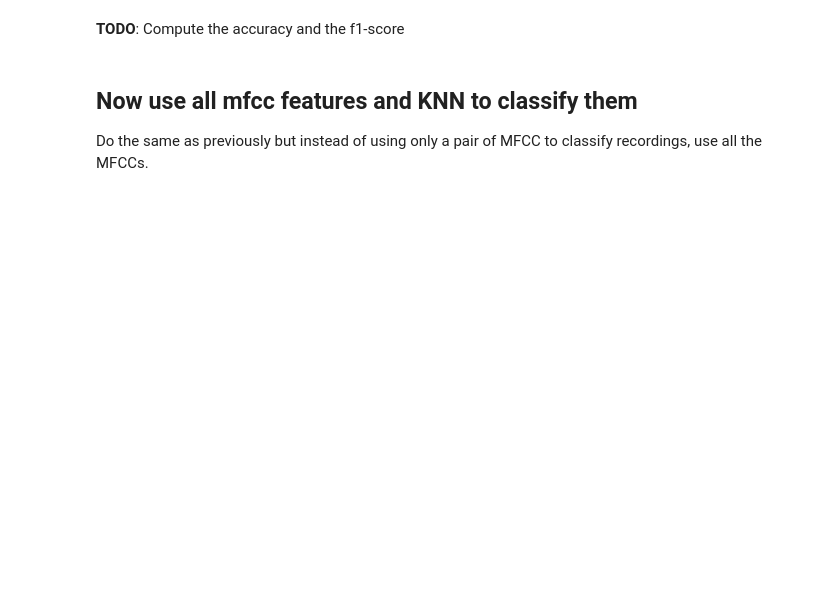
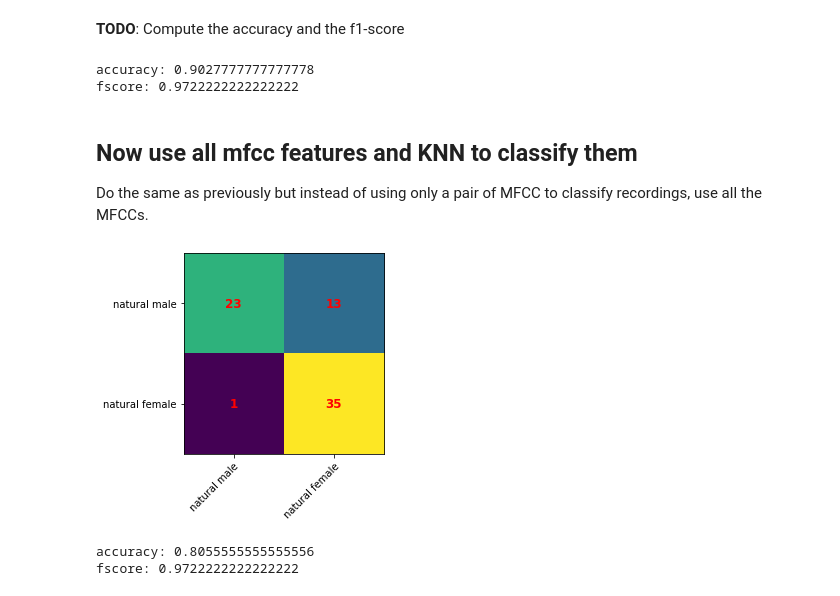
Before and after one commit to heig-vkaelin/arn, a Jupyter notebook: pw1/ARN_PW1.ipynb, the cells around one changed output. Saved outputs shown, nothing was run; the diff lists cells and outputs as text; code cells hidden in the pictures; blank space fills up the shorter version.

```diff
--- a/pw1/ARN_PW1.ipynb
+++ b/pw1/ARN_PW1.ipynb
@@ -374,5 +378,59 @@ plot_confusion_matrix(sum_confusion_matrix, classes_names)
 # %% [markdown]
 **TODO**: Compute the accuracy and the f1-score
+# %%
+def compute_accuracy(matrix):
+    return (matrix[0,0] + matrix[1,1]) / matrix.sum()
+
+def compute_fscore(matrix):
+    precision = matrix[1,1] / (matrix[1,0] + matrix[1,1])
+    recall = matrix[1,1] / (matrix[1,0] + matrix[1,1])
+    return 2 * precision * recall / (precision + recall)
+
+print(f"accuracy: {compute_accuracy(sum_confusion_matrix)}")
+print(f"fscore: {compute_fscore(sum_confusion_matrix)}")
+# %% [output]
+accuracy: 0.9027777777777778
+fscore: 0.9722222222222222
 # %% [markdown]
 ## Now use all mfcc features and KNN to classify them
 Do the same as previously but instead of using only a pair of MFCC to classify recordings, use all the MFCCs.
+# %%
+mfccs = np.concatenate((
+    nam_mfcc_median[:,:],
+    naf_mfcc_median[:,:]
+))
+
+classes = np.concatenate((
+    np.repeat(0, len(nam_mfcc_median)), # Class 'natural male' is 0
+    np.repeat(1, len(naf_mfcc_median))  # Class 'natural female' is 1
+))
+random_order = np.random.permutation(mfccs.shape[0])
+mfccs = mfccs[random_order]
+classes = classes[random_order]
+
+sum_confusion_matrix = np.zeros((2,2), dtype="int32")
+
+# See: https://scikit-learn.org/stable/modules/generated/sklearn.model_selection.KFold.html
+for train_index, val_index in KFold(n_splits=5).split(mfccs):
+    # Here we will have indexes of train and validation respectively.
+    # Same principle as the random order: we can give a numpy array
+    # containing a list of indexes to select all the elements at those indexes.
+    train_data, val_data = mfccs[train_index], mfccs[val_index]
+    train_class, val_class = classes[train_index], classes[val_index]
+
+    knn = KNeighborsClassifier(n_neighbors=3)
+    knn.fit(train_data, train_class)
+    preds = knn.predict(val_data)
+
+    # We sum the confusion matrix of each validation
+    # to have a confusion matrix summarizing the cross validation
+    # results.
+    sum_confusion_matrix += confusion_matrix(val_class, preds)
+
+plot_confusion_matrix(sum_confusion_matrix)
+print(f"accuracy: {compute_accuracy(sum_confusion_matrix)}")
+print(f"fscore: {compute_fscore(sum_confusion_matrix)}")
+# %% [output]
+[figure, added]
+accuracy: 0.8055555555555556
+fscore: 0.9722222222222222
```
Also changed, not shown: parts of 5 cells of this notebook.
